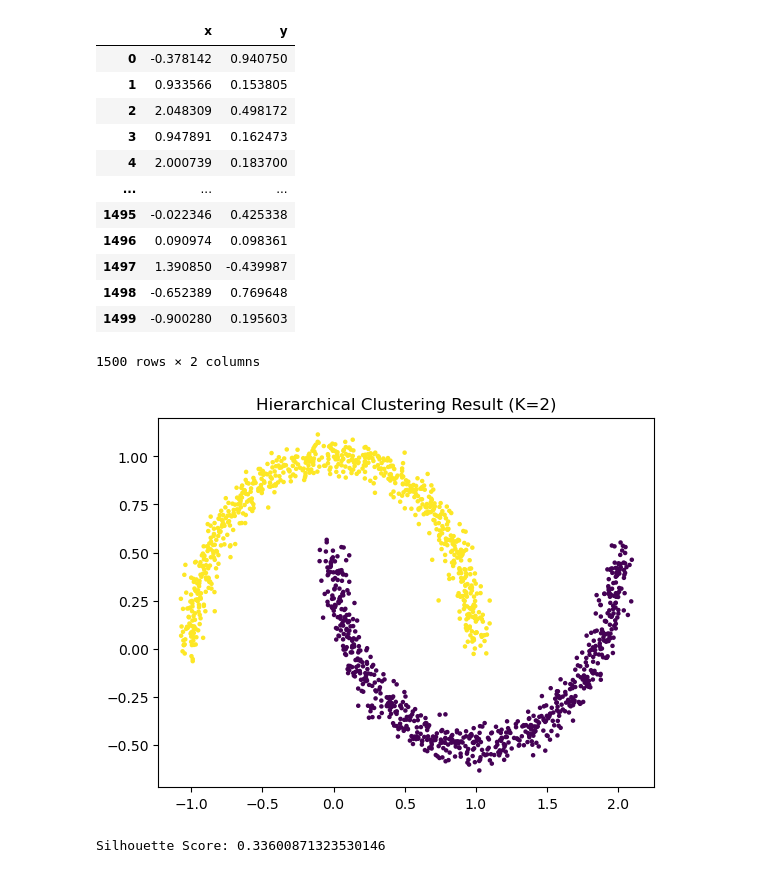
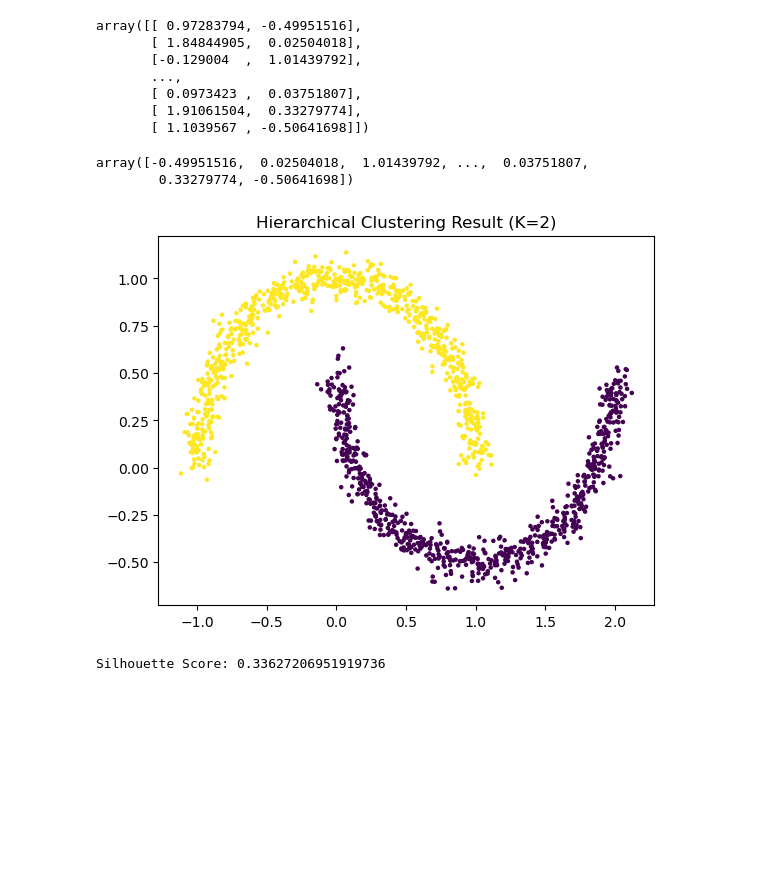
Before and after one commit to twahih/DM5230, a Jupyter notebook: HWK3/Problem4.ipynb, the cells around one changed output. Saved outputs shown, nothing was run; the diff lists cells and outputs as text; code cells hidden in the pictures; blank space fills up the shorter version.

```diff
--- a/HWK3/Problem4.ipynb
+++ b/HWK3/Problem4.ipynb
@@ -7,7 +7,7 @@ from queue import PriorityQueue
 import pandas as pd
 
 # Generate moons dataset
-X, y = make_moons(n_samples=1500, noise=0.1, random_state=42)
+X, y = make_moons(n_samples=1500,noise=0.05, random_state=42)
 
 # Plot the dataset
 plt.scatter(X[:, 0], X[:, 1], s=5,c = y)
@@ -53,8 +53,8 @@ class HierarchicalClustering:
 
         return self.labels
 # %%
-X = pd.read_csv('moons.csv')
-X.columns = ['x', 'y']
+#X = pd.read_csv('moons.csv')
+#X.columns = ['x', 'y']
 # Run hierarchical clustering on moons dataset
 hc = HierarchicalClustering(n_clusters=2)
 hc.fit(X)
@@ -62,27 +62,26 @@ labels = hc.cut_tree(n_clusters=2)
 # %%
 X
 # %% [output]
-|  | x | y |
-| 0 | -0.378142 | 0.940750 |
-| 1 | 0.933566 | 0.153805 |
-| 2 | 2.048309 | 0.498172 |
-| 3 | 0.947891 | 0.162473 |
-| 4 | 2.000739 | 0.183700 |
-| ... | ... | ... |
-| 1495 | -0.022346 | 0.425338 |
-| 1496 | 0.090974 | 0.098361 |
-| 1497 | 1.390850 | -0.439987 |
-| 1498 | -0.652389 | 0.769648 |
-| 1499 | -0.900280 | 0.195603 |
-1500 rows × 2 columns
+array([[ 0.97283794, -0.49951516],
+       [ 1.84844905,  0.02504018],
+       [-0.129004  ,  1.01439792],
+       ...,
+       [ 0.0973423 ,  0.03751807],
+       [ 1.91061504,  0.33279774],
+       [ 1.1039567 , -0.50641698]])
+# %%
+X[:,1]
+# %% [output]
+array([-0.49951516,  0.02504018,  1.01439792, ...,  0.03751807,
+        0.33279774, -0.50641698])
 # %%
 
 # Plot the clustering result
-plt.scatter(X['x'], X['y'], c=labels, s=5)
+plt.scatter(X[:,0], X[:,1], c=labels, s=5)
 plt.title("Hierarchical Clustering Result (K=2)")
 plt.show()
 # %% [output]
-[figure, old version]
+[figure, new version]
 # %%
 from sklearn.metrics import silhouette_score
 
@@ -90,7 +89,7 @@ from sklearn.metrics import silhouette_score
 silhouette_avg = silhouette_score(X, labels)
 print("Silhouette Score:", silhouette_avg)
 # %% [output]
-Silhouette Score: 0.33600871323530146
+Silhouette Score: 0.33627206951919736
 # %%
 import numpy as np
 import matplotlib.pyplot as plt
```
Also changed, not shown: parts of 9 cells of this notebook, 1 other file.
